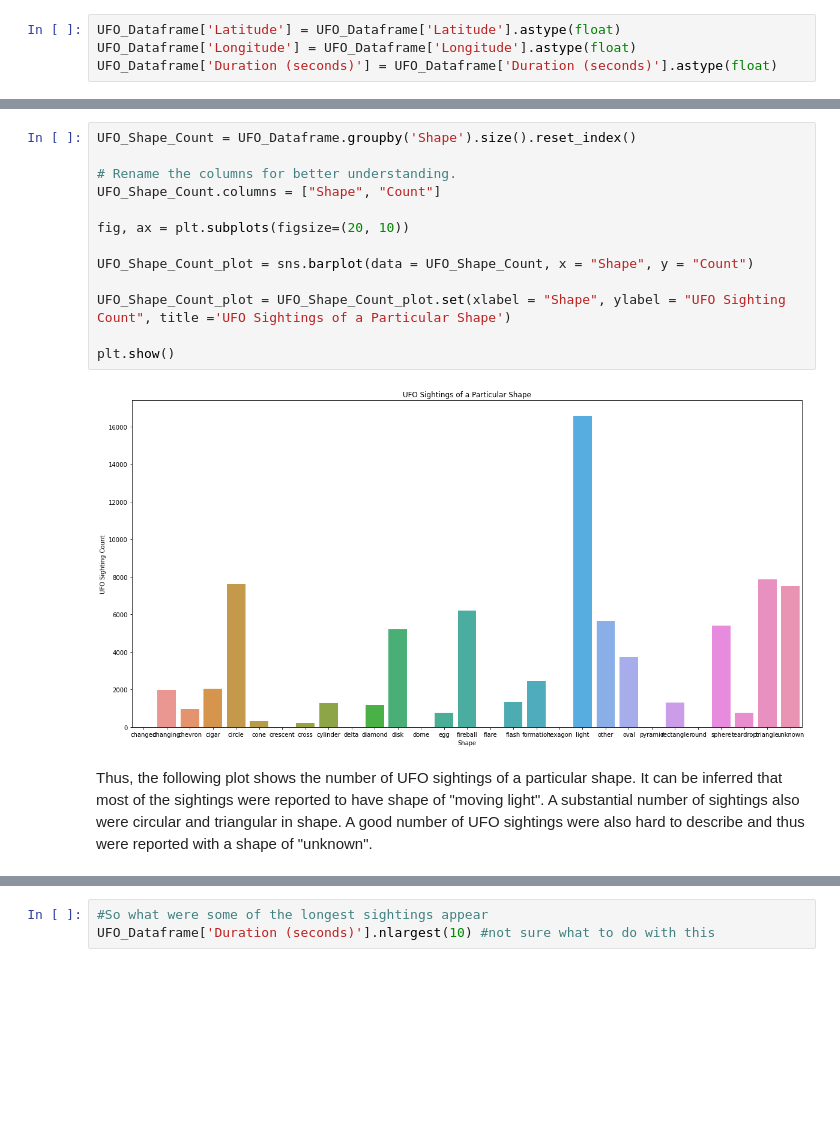
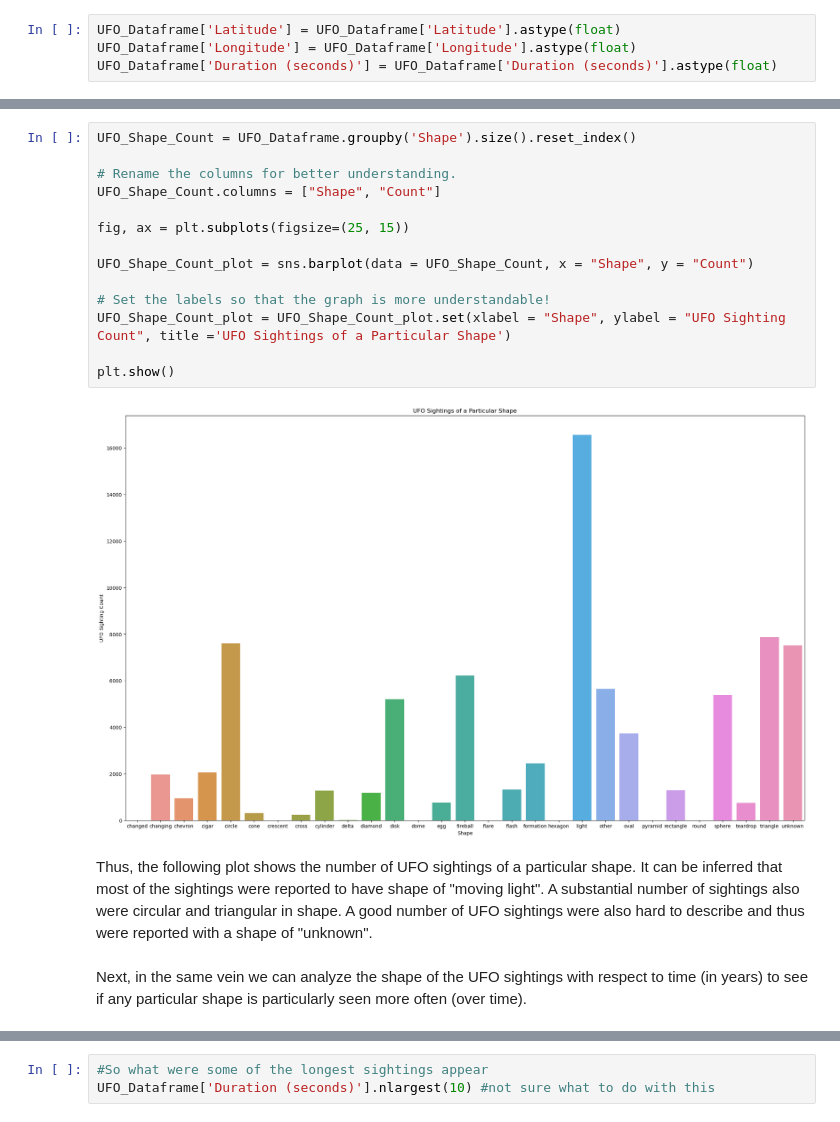
Before and after one commit to riyakukadia/320project, a Jupyter notebook: Final Project.ipynb, the cells around one changed output, grey strips where cells are left out. Cells and saved outputs as stored; diff of their text form; blank space fills up the shorter version.

```diff
--- a/Final Project.ipynb
+++ b/Final Project.ipynb
@@ -144,18 +201,22 @@ The following command counts the number of unique values in the 'Shape' column i
 # %%
 UFO_Shape_Count = UFO_Dataframe.groupby('Shape').size().reset_index()
 
 # Rename the columns for better understanding.
 UFO_Shape_Count.columns = ["Shape", "Count"]
 
-fig, ax = plt.subplots(figsize=(20, 10))
+fig, ax = plt.subplots(figsize=(25, 15))
 
 UFO_Shape_Count_plot = sns.barplot(data = UFO_Shape_Count, x = "Shape", y = "Count")
 
+# Set the labels so that the graph is more understandable!
 UFO_Shape_Count_plot = UFO_Shape_Count_plot.set(xlabel = "Shape", ylabel = "UFO Sighting Count", title ='UFO Sightings of a Particular Shape')
 
 plt.show()
 # %% [output]
-[figure, old version]
+[figure, new version]
 # %% [markdown]
 Thus, the following plot shows the number of UFO sightings of a particular shape. It can be inferred that most of the sightings were reported to have shape of "moving light". A substantial number of sightings also were circular and triangular in shape. A good number of UFO sightings were also hard to describe and thus were reported with a shape of "unknown".
+# %% [markdown]
+Next, in the same vein we can analyze the shape of the UFO sightings with respect to time (in years) to see if any particular
+shape is particularly seen more often (over time).
 # %%
```
Also changed, not shown: parts of 48 cells of this notebook.
